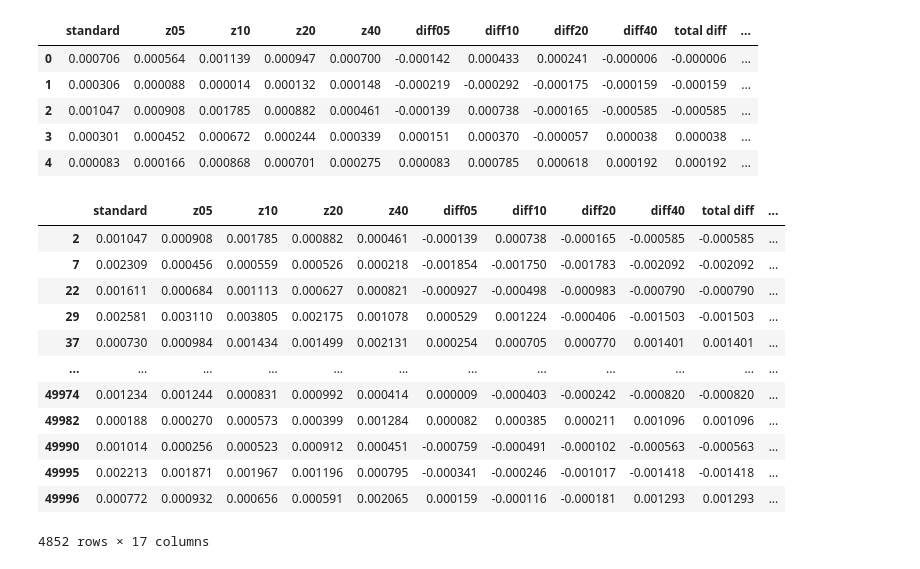
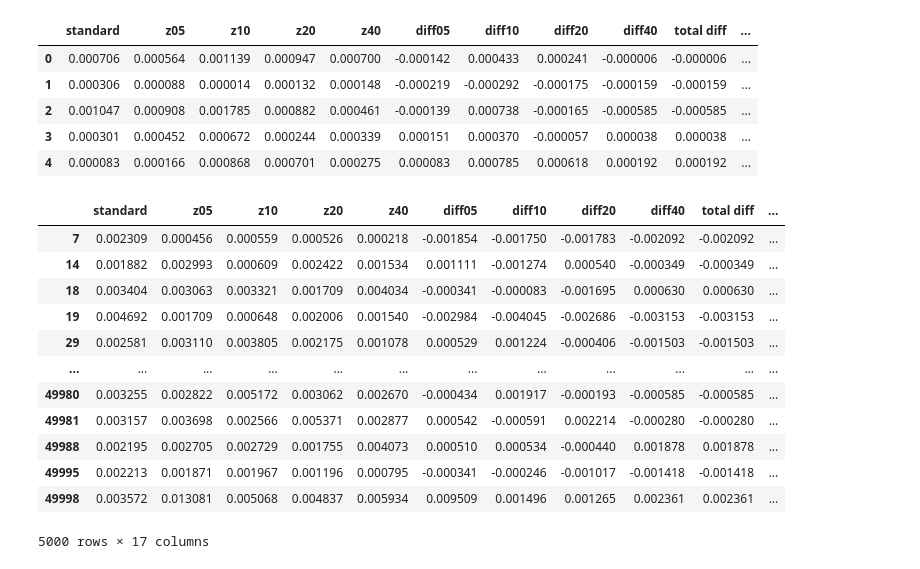
Before and after one commit to tuedo2/curvature-memorization-dp, a Jupyter notebook: corruption.ipynb, the cells around one changed output. Cells and saved outputs as stored; diff of their text form; code cells hidden in the pictures.

```diff
--- a/corruption.ipynb
+++ b/corruption.ipynb
@@ -243,21 +243,21 @@ dropped_df.head()
 | 2 | 0.001047 | 0.000908 | 0.001785 | 0.000882 | 0.000461 | -0.000139 | 0.000738 | -0.000165 | -0.000585 | -0.000585 | ... |
 | 3 | 0.000301 | 0.000452 | 0.000672 | 0.000244 | 0.000339 | 0.000151 | 0.000370 | -0.000057 | 0.000038 | 0.000038 | ... |
 | 4 | 0.000083 | 0.000166 | 0.000868 | 0.000701 | 0.000275 | 0.000083 | 0.000785 | 0.000618 | 0.000192 | 0.000192 | ... |
-# %%
-big_diff = dropped_df[abs(dropped_df['total rank diff']) > 10000]
-big_diff
-# %% [output]
-|  | standard | z05 | z10 | z20 | z40 | diff05 | diff10 | diff20 | diff40 | total diff | ... |
-| 2 | 0.001047 | 0.000908 | 0.001785 | 0.000882 | 0.000461 | -0.000139 | 0.000738 | -0.000165 | -0.000585 | -0.000585 | ... |
-| 7 | 0.002309 | 0.000456 | 0.000559 | 0.000526 | 0.000218 | -0.001854 | -0.001750 | -0.001783 | -0.002092 | -0.002092 | ... |
-| 22 | 0.001611 | 0.000684 | 0.001113 | 0.000627 | 0.000821 | -0.000927 | -0.000498 | -0.000983 | -0.000790 | -0.000790 | ... |
-| 29 | 0.002581 | 0.003110 | 0.003805 | 0.002175 | 0.001078 | 0.000529 | 0.001224 | -0.000406 | -0.001503 | -0.001503 | ... |
-| 37 | 0.000730 | 0.000984 | 0.001434 | 0.001499 | 0.002131 | 0.000254 | 0.000705 | 0.000770 | 0.001401 | 0.001401 | ... |
-| ... | ... | ... | ... | ... | ... | ... | ... | ... | ... | ... | ... |
-| 49974 | 0.001234 | 0.001244 | 0.000831 | 0.000992 | 0.000414 | 0.000009 | -0.000403 | -0.000242 | -0.000820 | -0.000820 | ... |
-| 49982 | 0.000188 | 0.000270 | 0.000573 | 0.000399 | 0.001284 | 0.000082 | 0.000385 | 0.000211 | 0.001096 | 0.001096 | ... |
-| 49990 | 0.001014 | 0.000256 | 0.000523 | 0.000912 | 0.000451 | -0.000759 | -0.000491 | -0.000102 | -0.000563 | -0.000563 | ... |
-| 49995 | 0.002213 | 0.001871 | 0.001967 | 0.001196 | 0.000795 | -0.000341 | -0.000246 | -0.001017 | -0.001418 | -0.001418 | ... |
-| 49996 | 0.000772 | 0.000932 | 0.000656 | 0.000591 | 0.002065 | 0.000159 | -0.000116 | -0.000181 | 0.001293 | 0.001293 | ... |
-4852 rows × 17 columns
+# %%
+high_rank_df = dropped_df[(dropped_df['std rank'] <= 5000)]
+high_rank_df
+# %% [output]
+|  | standard | z05 | z10 | z20 | z40 | diff05 | diff10 | diff20 | diff40 | total diff | ... |
+| 7 | 0.002309 | 0.000456 | 0.000559 | 0.000526 | 0.000218 | -0.001854 | -0.001750 | -0.001783 | -0.002092 | -0.002092 | ... |
+| 14 | 0.001882 | 0.002993 | 0.000609 | 0.002422 | 0.001534 | 0.001111 | -0.001274 | 0.000540 | -0.000349 | -0.000349 | ... |
+| 18 | 0.003404 | 0.003063 | 0.003321 | 0.001709 | 0.004034 | -0.000341 | -0.000083 | -0.001695 | 0.000630 | 0.000630 | ... |
+| 19 | 0.004692 | 0.001709 | 0.000648 | 0.002006 | 0.001540 | -0.002984 | -0.004045 | -0.002686 | -0.003153 | -0.003153 | ... |
+| 29 | 0.002581 | 0.003110 | 0.003805 | 0.002175 | 0.001078 | 0.000529 | 0.001224 | -0.000406 | -0.001503 | -0.001503 | ... |
+| ... | ... | ... | ... | ... | ... | ... | ... | ... | ... | ... | ... |
+| 49980 | 0.003255 | 0.002822 | 0.005172 | 0.003062 | 0.002670 | -0.000434 | 0.001917 | -0.000193 | -0.000585 | -0.000585 | ... |
+| 49981 | 0.003157 | 0.003698 | 0.002566 | 0.005371 | 0.002877 | 0.000542 | -0.000591 | 0.002214 | -0.000280 | -0.000280 | ... |
+| 49988 | 0.002195 | 0.002705 | 0.002729 | 0.001755 | 0.004073 | 0.000510 | 0.000534 | -0.000440 | 0.001878 | 0.001878 | ... |
+| 49995 | 0.002213 | 0.001871 | 0.001967 | 0.001196 | 0.000795 | -0.000341 | -0.000246 | -0.001017 | -0.001418 | -0.001418 | ... |
+| 49998 | 0.003572 | 0.013081 | 0.005068 | 0.004837 | 0.005934 | 0.009509 | 0.001496 | 0.001265 | 0.002361 | 0.002361 | ... |
+5000 rows × 17 columns
 # %%
```
Also changed, not shown: parts of 2 cells of this notebook.
